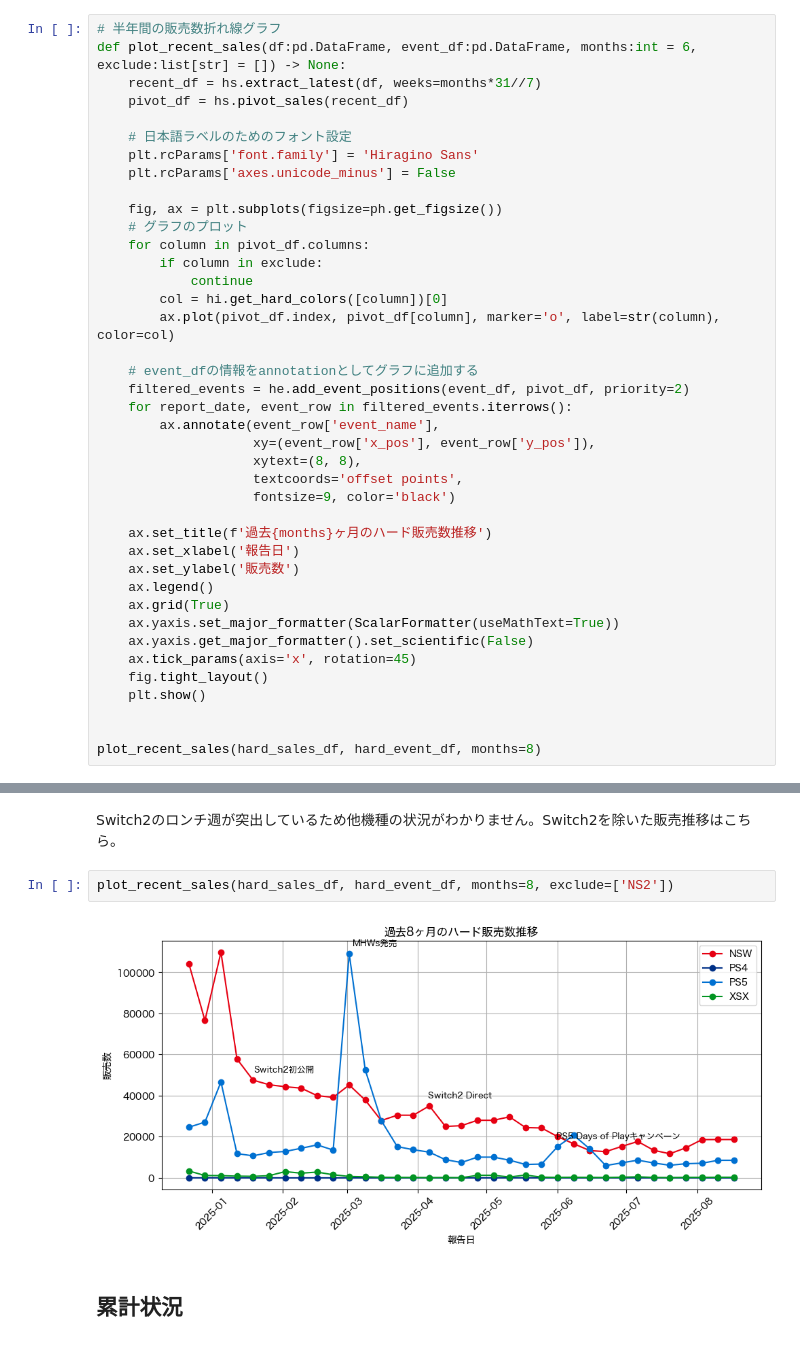
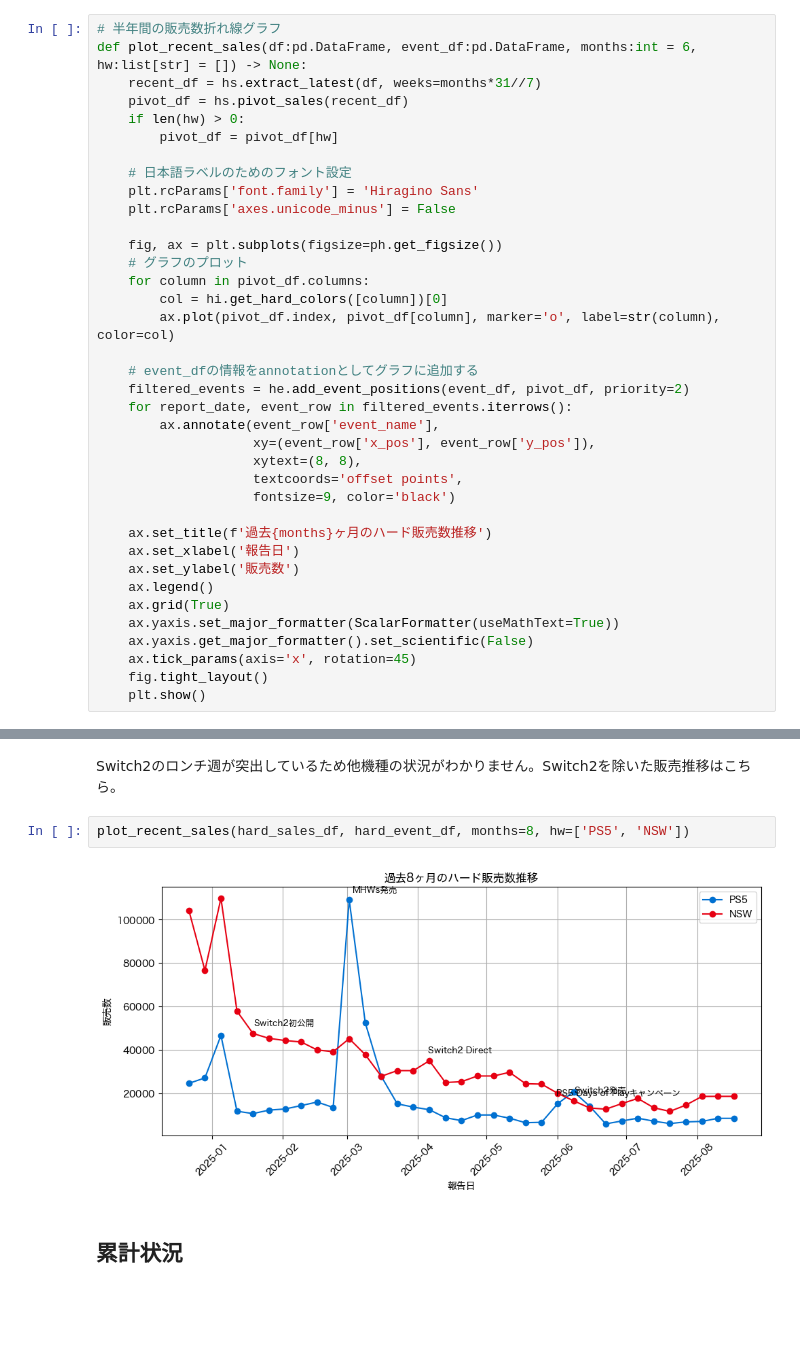
Before and after one commit to hidenden/gamedata, a Jupyter notebook: notebook/analysis/weekly_report_2025.ipynb, the cells around one changed output, grey strips where cells are left out. Cells and saved outputs as stored; diff of their text form; blank space fills up the shorter version.

Commit message:
#86 fix NS2 annotation of weekly sales graph

```diff
--- a/notebook/analysis/weekly_report_2025.ipynb
+++ b/notebook/analysis/weekly_report_2025.ipynb
@@ -71,9 +71,11 @@ last4weeks_report(hard_sales_df)
 ## 直近8ヶ月の販売推移
 # %%
 # 半年間の販売数折れ線グラフ
-def plot_recent_sales(df:pd.DataFrame, event_df:pd.DataFrame, months:int = 6, exclude:list[str] = []) -> None:
+def plot_recent_sales(df:pd.DataFrame, event_df:pd.DataFrame, months:int = 6, hw:list[str] = []) -> None:
     recent_df = hs.extract_latest(df, weeks=months*31//7)
     pivot_df = hs.pivot_sales(recent_df)
+    if len(hw) > 0:
+        pivot_df = pivot_df[hw]
 
     # 日本語ラベルのためのフォント設定
     plt.rcParams['font.family'] = 'Hiragino Sans'
@@ -82,8 +84,6 @@ def plot_recent_sales(df:pd.DataFrame, event_df:pd.DataFrame, months:int = 6, ex
     fig, ax = plt.subplots(figsize=ph.get_figsize())
     # グラフのプロット
     for column in pivot_df.columns:
-        if column in exclude:
-            continue
         col = hi.get_hard_colors([column])[0]
         ax.plot(pivot_df.index, pivot_df[column], marker='o', label=str(column), color=col)
 
@@ -106,6 +106,3 @@ def plot_recent_sales(df:pd.DataFrame, event_df:pd.DataFrame, months:int = 6, ex
     ax.tick_params(axis='x', rotation=45)
     fig.tight_layout()
     plt.show()
-
-
-plot_recent_sales(hard_sales_df, hard_event_df, months=8)
@@ -114,9 +114,9 @@ plot_recent_sales(hard_sales_df, hard_event_df, months=8)
 # %% [markdown]
 Switch2のロンチ週が突出しているため他機種の状況がわかりません。Switch2を除いた販売推移はこちら。
 # %%
-plot_recent_sales(hard_sales_df, hard_event_df, months=8, exclude=['NS2'])
+plot_recent_sales(hard_sales_df, hard_event_df, months=8, hw=['PS5', 'NSW'])
 # %% [output]
-[figure, old version]
+[figure, new version]
 # %% [markdown]
 ## 累計状況
 # %%
```
Also changed, not shown: parts of 2 cells of this notebook, 1 other file.
